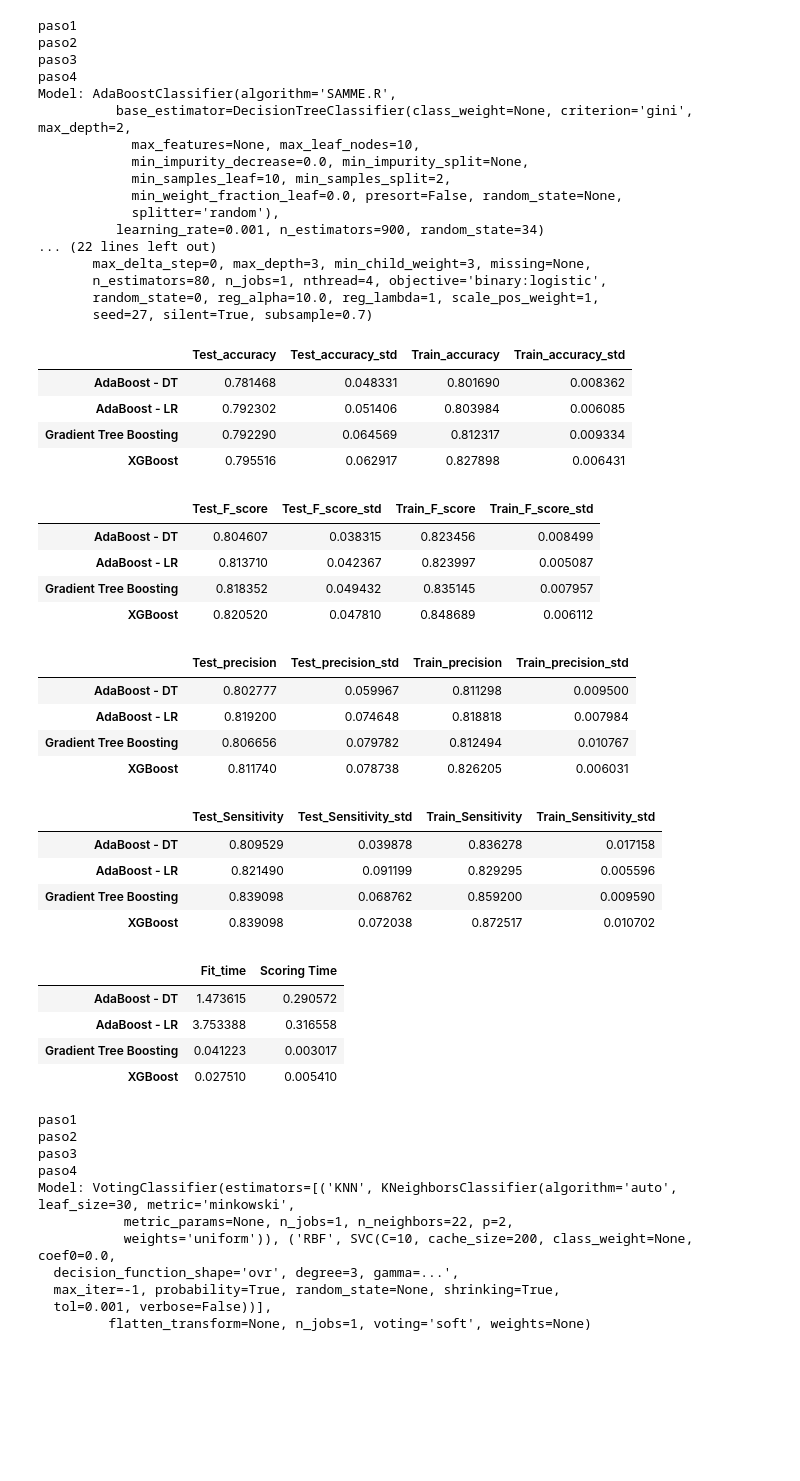
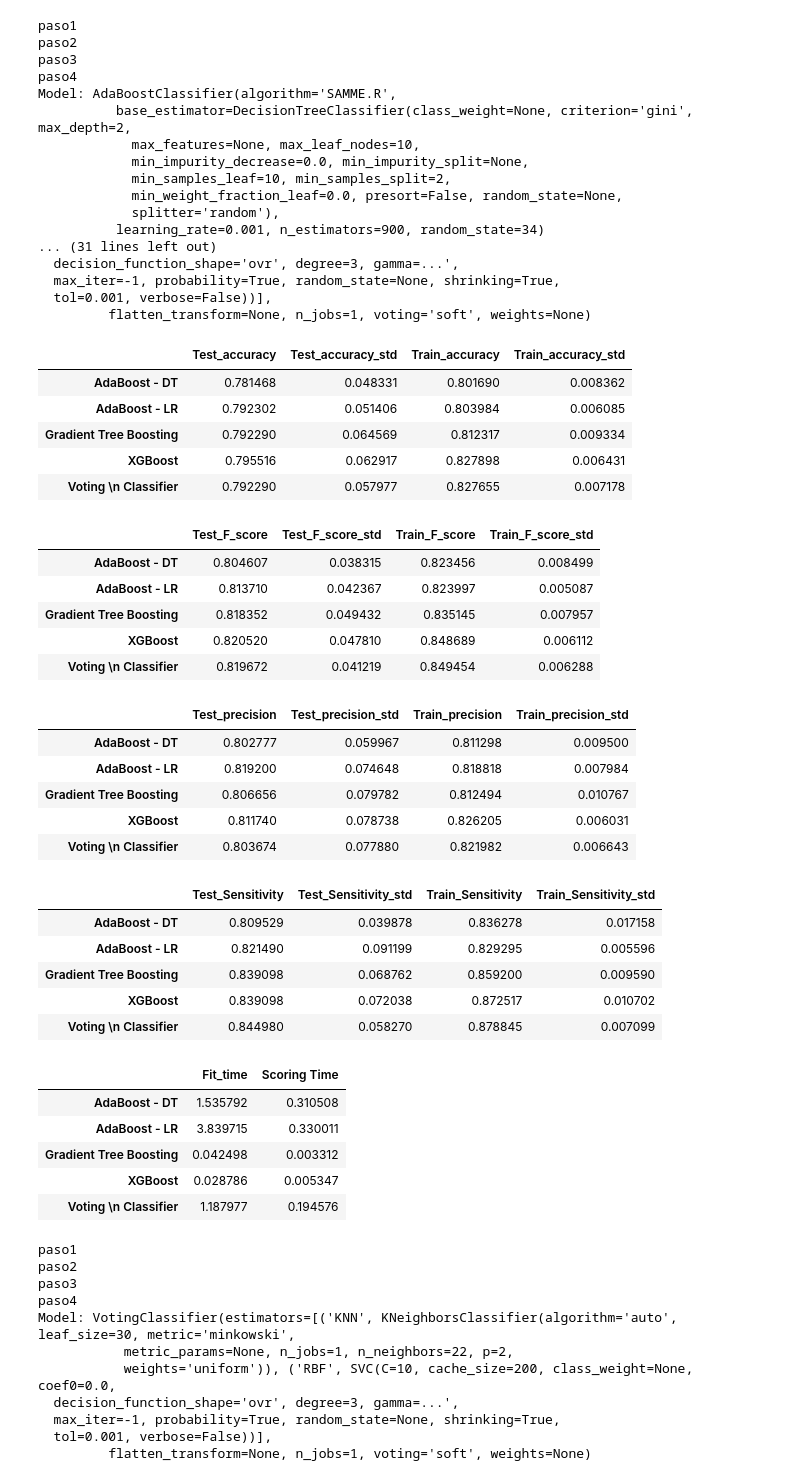
Before and after one commit to javierfs/MyMasterThesis, a Jupyter notebook: Results_Boosting_Approach_4.ipynb, the cells around one changed output. Cells and saved outputs as stored; diff of their text form; code cells hidden in the pictures; blank space fills up the shorter version.

```diff
--- a/Results_Boosting_Approach_4.ipynb
+++ b/Results_Boosting_Approach_4.ipynb
@@ -75,8 +146,8 @@ kfold = StratifiedKFold(n_splits=10, random_state=1) # k=10, split the data into
 xyz=[]
 accuracy=[]
 std=[]
-classifiers=['AdaBoost - DT','AdaBoost - LR','Gradient Tree Boosting','XGBoost']
-models=[AdaBoost_DT_model, AdaBoost_Logistic_Regression_model, grad_boosting_model, XGB_clf]
+classifiers=['AdaBoost - DT','AdaBoost - LR','Gradient Tree Boosting','XGBoost', 'Voting \n Classifier']
+models=[AdaBoost_DT_model, AdaBoost_Logistic_Regression_model, grad_boosting_model, XGB_clf, voting_clf]
 
 fit_time = []
 score_time = []
@@ -199,42 +270,47 @@ paso3
 paso4
 Model: AdaBoostClassifier(algorithm='SAMME.R',
           base_estimator=DecisionTreeClassifier(class_weight=None, criterion='gini', max_depth=2,
             max_features=None, max_leaf_nodes=10,
             min_impurity_decrease=0.0, min_impurity_split=None,
             min_samples_leaf=10, min_samples_split=2,
             min_weight_fraction_leaf=0.0, presort=False, random_state=None,
             splitter='random'),
           learning_rate=0.001, n_estimators=900, random_state=34)
-... (22 lines left out)
-       max_delta_step=0, max_depth=3, min_child_weight=3, missing=None,
-       n_estimators=80, n_jobs=1, nthread=4, objective='binary:logistic',
-       random_state=0, reg_alpha=10.0, reg_lambda=1, scale_pos_weight=1,
-       seed=27, silent=True, subsample=0.7)
+... (31 lines left out)
+  decision_function_shape='ovr', degree=3, gamma=...',
+  max_iter=-1, probability=True, random_state=None, shrinking=True,
+  tol=0.001, verbose=False))],
+         flatten_transform=None, n_jobs=1, voting='soft', weights=None)
 |  | Test_accuracy | Test_accuracy_std | Train_accuracy | Train_accuracy_std |
 | AdaBoost - DT | 0.781468 | 0.048331 | 0.801690 | 0.008362 |
 | AdaBoost - LR | 0.792302 | 0.051406 | 0.803984 | 0.006085 |
 | Gradient Tree Boosting | 0.792290 | 0.064569 | 0.812317 | 0.009334 |
 | XGBoost | 0.795516 | 0.062917 | 0.827898 | 0.006431 |
+| Voting \n Classifier | 0.792290 | 0.057977 | 0.827655 | 0.007178 |
 |  | Test_F_score | Test_F_score_std | Train_F_score | Train_F_score_std |
 | AdaBoost - DT | 0.804607 | 0.038315 | 0.823456 | 0.008499 |
 | AdaBoost - LR | 0.813710 | 0.042367 | 0.823997 | 0.005087 |
 | Gradient Tree Boosting | 0.818352 | 0.049432 | 0.835145 | 0.007957 |
 | XGBoost | 0.820520 | 0.047810 | 0.848689 | 0.006112 |
+| Voting \n Classifier | 0.819672 | 0.041219 | 0.849454 | 0.006288 |
 |  | Test_precision | Test_precision_std | Train_precision | Train_precision_std |
 | AdaBoost - DT | 0.802777 | 0.059967 | 0.811298 | 0.009500 |
 | AdaBoost - LR | 0.819200 | 0.074648 | 0.818818 | 0.007984 |
 | Gradient Tree Boosting | 0.806656 | 0.079782 | 0.812494 | 0.010767 |
 | XGBoost | 0.811740 | 0.078738 | 0.826205 | 0.006031 |
+| Voting \n Classifier | 0.803674 | 0.077880 | 0.821982 | 0.006643 |
 |  | Test_Sensitivity | Test_Sensitivity_std | Train_Sensitivity | Train_Sensitivity_std |
 | AdaBoost - DT | 0.809529 | 0.039878 | 0.836278 | 0.017158 |
 | AdaBoost - LR | 0.821490 | 0.091199 | 0.829295 | 0.005596 |
 | Gradient Tree Boosting | 0.839098 | 0.068762 | 0.859200 | 0.009590 |
 | XGBoost | 0.839098 | 0.072038 | 0.872517 | 0.010702 |
+| Voting \n Classifier | 0.844980 | 0.058270 | 0.878845 | 0.007099 |
 |  | Fit_time | Scoring Time |
-| AdaBoost - DT | 1.473615 | 0.290572 |
-| AdaBoost - LR | 3.753388 | 0.316558 |
-| Gradient Tree Boosting | 0.041223 | 0.003017 |
-| XGBoost | 0.027510 | 0.005410 |
+| AdaBoost - DT | 1.535792 | 0.310508 |
+| AdaBoost - LR | 3.839715 | 0.330011 |
+| Gradient Tree Boosting | 0.042498 | 0.003312 |
+| XGBoost | 0.028786 | 0.005347 |
+| Voting \n Classifier | 1.187977 | 0.194576 |
 # %%
 from sklearn.model_selection import KFold,StratifiedKFold #for K-fold cross validation
 from sklearn.model_selection import cross_val_score, cross_validate #score evaluation
```
Also changed, not shown: parts of 3 cells of this notebook, 9 other files.
